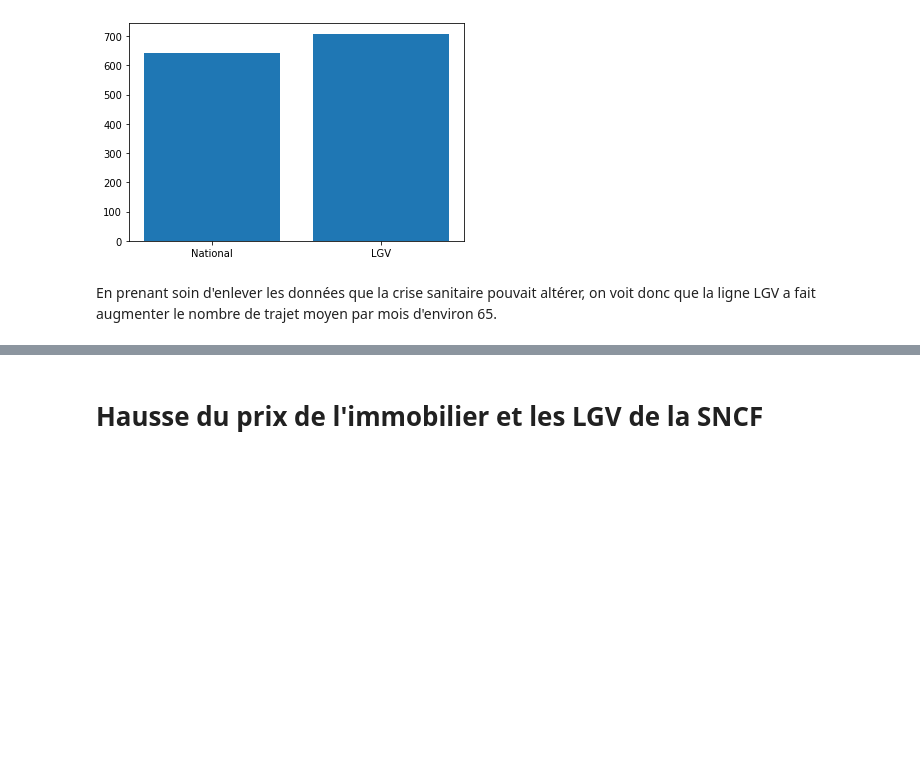
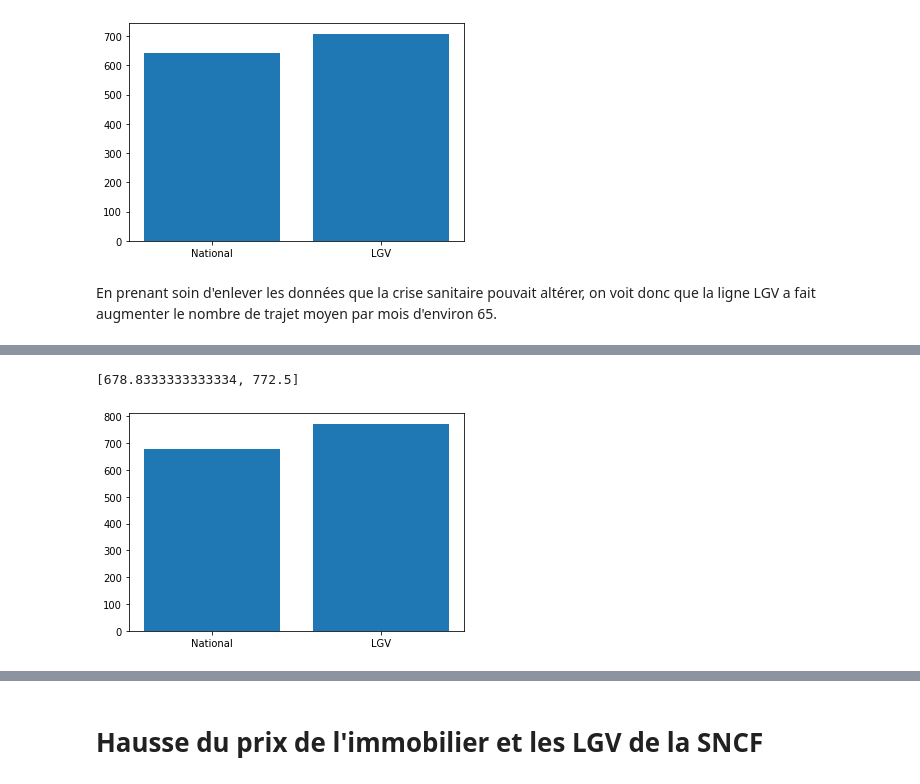
Before and after one commit to mdlbm/SNCF-Immobilier, a Jupyter notebook: Projet.ipynb, the cells around one changed output, grey strips where cells are left out. Cells and saved outputs as stored; diff of their text form; code cells hidden in the pictures; blank space fills up the shorter version.

```diff
--- a/Projet.ipynb
+++ b/Projet.ipynb
@@ -68,0 +90,7 @@ plt.hist(data)
+# %%
+moyenne_circulation_service_bordeauxparis = [bordeauxparis[bordeauxparis['Service']=='National']['Nombre de circulations effectives'].mean(),bordeauxparis[bordeauxparis['Service']=='LGV'][bordeauxparis['Période']<'2019-09']['Nombre de circulations effectives'].mean()]
+plt.bar(['National','LGV'],moyenne_circulation_service_bordeauxparis)
+moyenne_circulation_service_bordeauxparis
+# %% [output]
+[678.8333333333334, 772.5]
+[figure, added]
```
Also changed, not shown: parts of 12 cells of this notebook.
